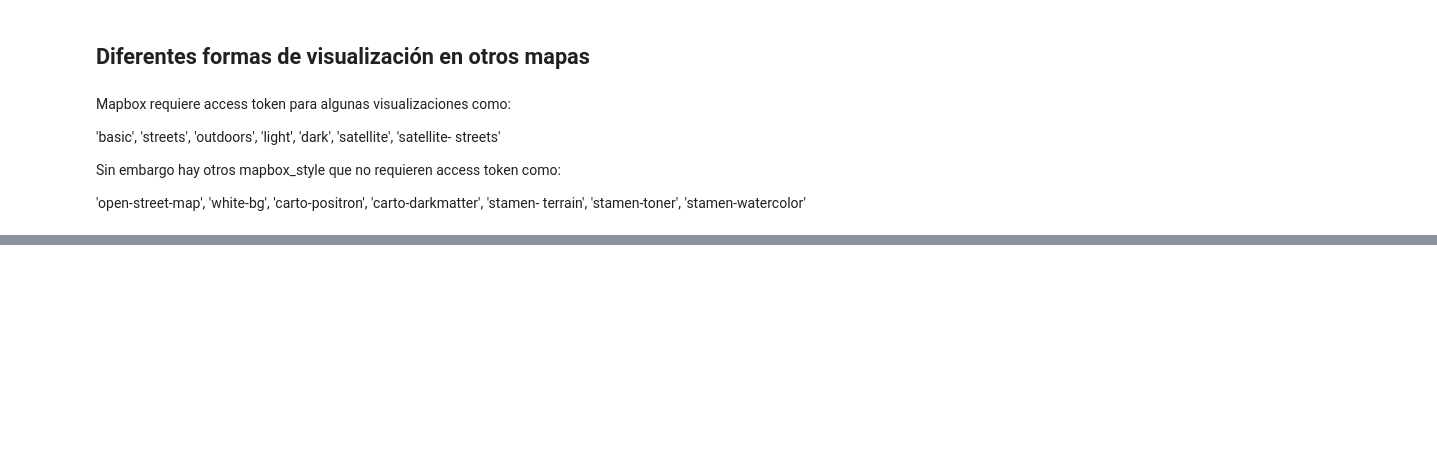
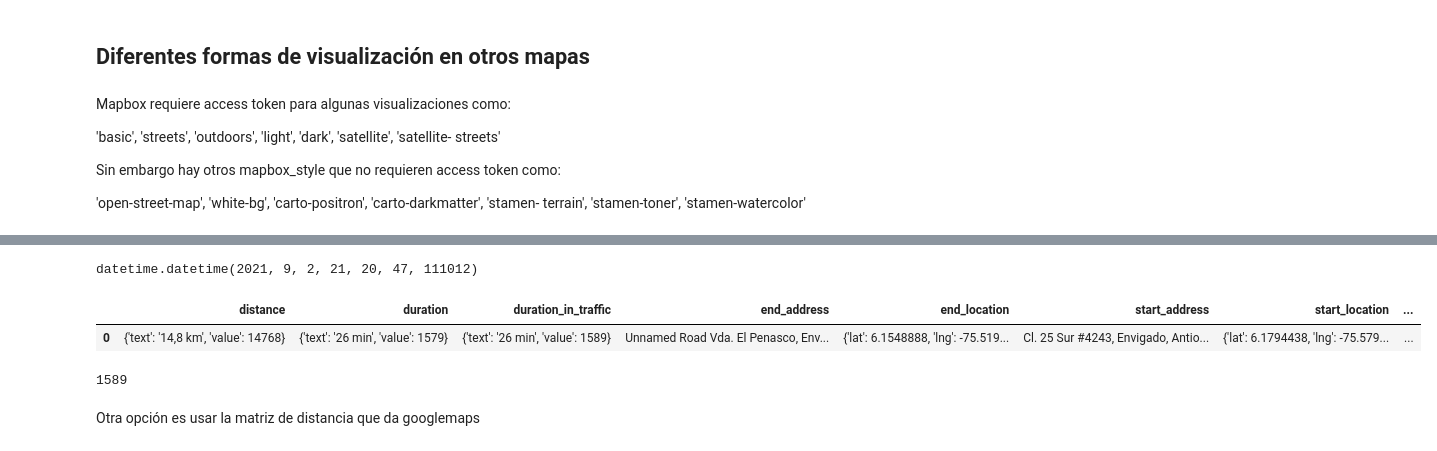
Before and after one commit to wmiguel29/Esp_IA, a Jupyter notebook: Heurística_AlgoritmosBúsqueda/IA_LatLong_InformacionMapa.ipynb, the cells around one changed output, grey strips where cells are left out. Saved outputs shown, nothing was run; the diff lists cells and outputs as text; code cells hidden in the pictures; blank space fills up the shorter version.

```diff
--- a/Heurística_AlgoritmosBúsqueda/IA_LatLong_InformacionMapa.ipynb
+++ b/Heurística_AlgoritmosBúsqueda/IA_LatLong_InformacionMapa.ipynb
@@ -330,0 +357,2 @@ display(route_graph_map)
+# %%
+reverse_start = gmaps.reverse_geocode((geo_start[0], geo_start[1]))
@@ -330,0 +379,5 @@ display(route_graph_map)
+# %%
+reverse_end = gmaps.reverse_geocode((geo_end[0], geo_end[1]))
+# %%
+start = reverse_start[0]['formatted_address']
+end=reverse_end[0]['formatted_address']
@@ -330,0 +386,17 @@ display(route_graph_map)
+# %%
+datetime.now()
+# %% [output]
+datetime.datetime(2021, 9, 2, 21, 20, 47, 111012)
+# %%
+directions = gmaps.directions(start, end, mode="driving",departure_time=datetime.now(), language='ES')
+# %%
+pd.DataFrame(directions[0]['legs'])
+# %% [output]
+|  | distance | duration | duration_in_traffic | end_address | end_location | start_address | start_location | ... |
+| 0 | {'text': '14,8 km', 'value': 14768} | {'text': '26 min', 'value': 1579} | {'text': '26 min', 'value': 1589} | Unnamed Road Vda. El Penasco, Env... | {'lat': 6.1548888, 'lng': -75.519... | Cl. 25 Sur #4243, Envigado, Antio... | {'lat': 6.1794438, 'lng': -75.579... | ... |
+# %%
+directions[0]['legs'][0]['duration_in_traffic']['value']
+# %% [output]
+1589
+# %% [markdown]
+Otra opción es usar la matriz de distancia que da googlemaps
```
Also changed, not shown: parts of 15 cells of this notebook.
